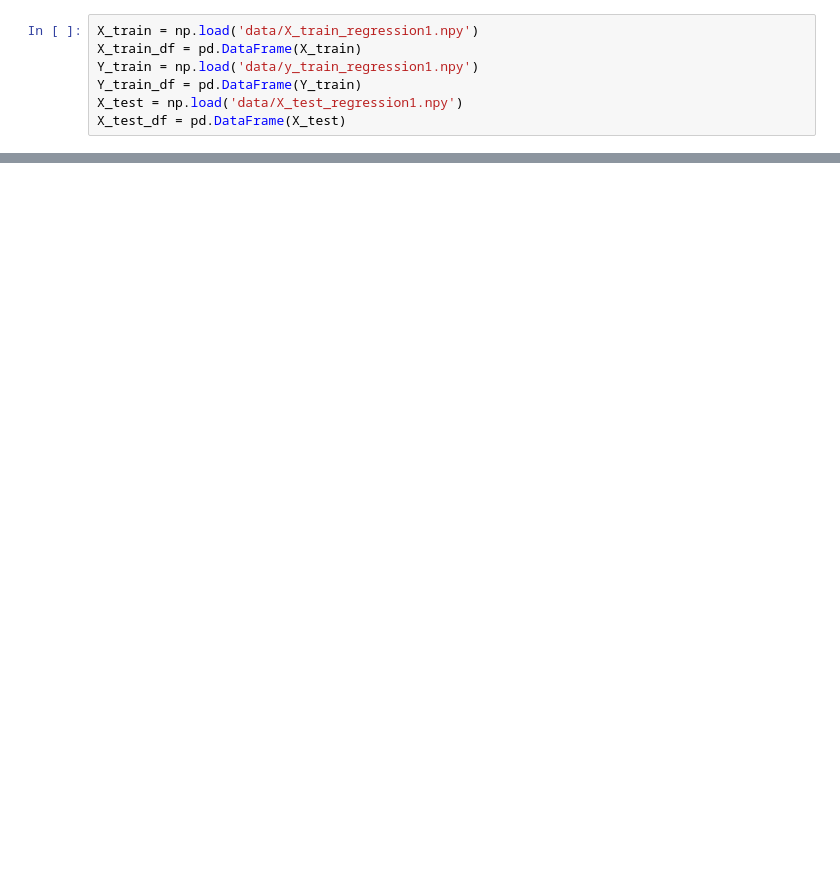
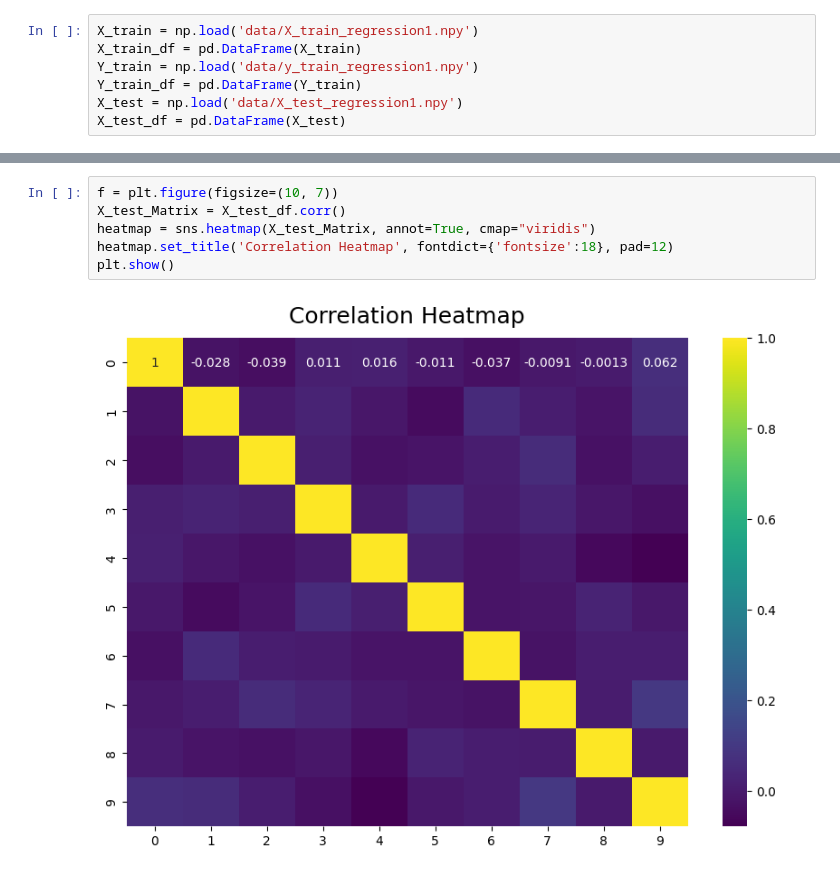
Before and after one commit to marianaserrao/ml-project, a Jupyter notebook: regression.ipynb, the cells around one changed output, grey strips where cells are left out. Drawn from its saved outputs; the diff is of its cells as text; blank space fills up the shorter version.

```diff
--- a/regression.ipynb
+++ b/regression.ipynb
@@ -19,6 +42,14 @@ heatmap.set_title('Correlation Heatmap', fontdict={'fontsize':18}, pad=12);
 plt.show()
 # %% [output]
 [figure]
+# %%
+f = plt.figure(figsize=(10, 7))
+X_test_Matrix = X_test_df.corr()
+heatmap = sns.heatmap(X_test_Matrix, annot=True, cmap="viridis")
+heatmap.set_title('Correlation Heatmap', fontdict={'fontsize':18}, pad=12)
+plt.show()
+# %% [output]
+[figure, added]
 # %%
 # feature selection
 def select_features(X_train, y_train, X_test):
```
Also changed, not shown: parts of 25 cells of this notebook.
